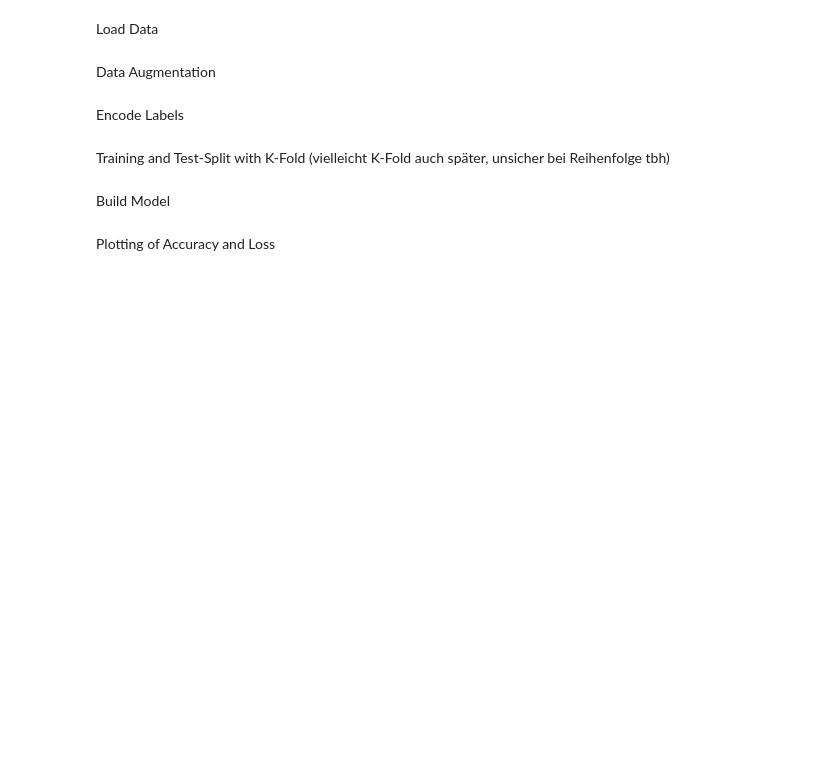
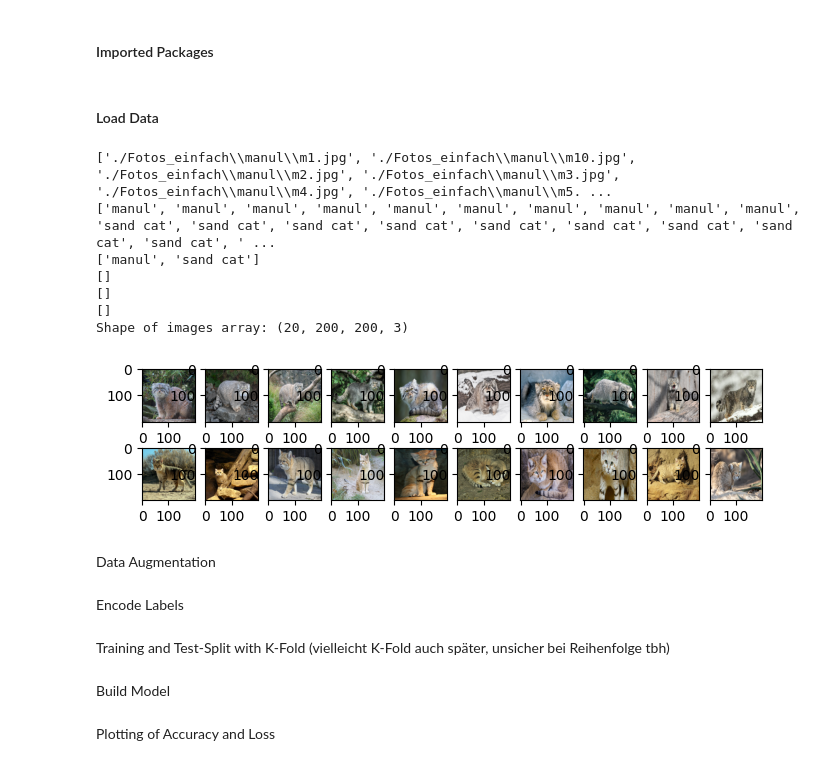
Before and after one commit to D0dizzle/Machine-and-Deep-Learning, a Jupyter notebook: Prüfung.ipynb, the cells around one changed output. Saved outputs shown, nothing was run; the diff lists cells and outputs as text; code cells hidden in the pictures; blank space fills up the shorter version.

```diff
--- a/Prüfung.ipynb
+++ b/Prüfung.ipynb
@@ -13,2 +8,0 @@ Imported Packages
-# %% [markdown]
-Load Data
@@ -16,0 +9,2 @@ Load Data
+# %% [markdown]
+#### Imported Packages
@@ -17,3 +21,50 @@ Load Data
+# %% [markdown]
+#### Load Data
+# %%
+# Get file names
+folder_e = './Fotos_einfach'
+folder_h = './Fotos_schwierig'
+#image_names, categories = read_image_names(filepath)
+categories_e, image_names_e, labels_e = func.get_filenames_labels(folder_e)
+categories_h, image_names_h, labels_h = func.get_filenames_labels(folder_h)
+print(image_names_e)
+print(labels_e)
+print(categories_e)
+print(image_names_h)
+print(labels_h)
+print(categories_h)
+# Load images
+input_shape = {
+    "height": 200,
+    "width": 200,
+    "channels": 3
+}
+images_e = func.read_images(image_names_e, height=input_shape["height"], width=input_shape["width"])
+images_h = func.read_images(image_names_h, height=input_shape["height"], width=input_shape["width"])
+# Convert images to array
+aimages_e = func.images_to_array(images_e)
+aimages_h = func.images_to_array(images_h)
+print(f'Shape of images array: {aimages_e.shape}')
+# Plot images array
+#display(Image.fromarray(aimages[11]))
+fig = plt.figure(figsize=(8, 8))
+rows, columns = 8, 10
+for i in range(aimages_e.shape[0]):
+    fig.add_subplot(rows, columns, i+1)
+    plt.imshow(aimages_e[i, ...])
+for i in range(aimages_h.shape[0]):
+    fig.add_subplot(rows, columns, i+1)
+    plt.imshow(aimages_h[i, ...])
+plt.show()
+# %% [output]
+['./Fotos_einfach\\manul\\m1.jpg', './Fotos_einfach\\manul\\m10.jpg', './Fotos_einfach\\manul\\m2.jpg', './Fotos_einfach\\manul\\m3.jpg', './Fotos_einfach\\manul\\m4.jpg', './Fotos_einfach\\manul\\m5. ...
+['manul', 'manul', 'manul', 'manul', 'manul', 'manul', 'manul', 'manul', 'manul', 'manul', 'sand cat', 'sand cat', 'sand cat', 'sand cat', 'sand cat', 'sand cat', 'sand cat', 'sand cat', 'sand cat', ' ...
+['manul', 'sand cat']
+[]
+[]
+[]
+Shape of images array: (20, 200, 200, 3)
+[figure, added]
 # %% [markdown]
 Data Augmentation
 # %%
```
Also changed, not shown: parts of 7 cells of this notebook, 2 other files.
